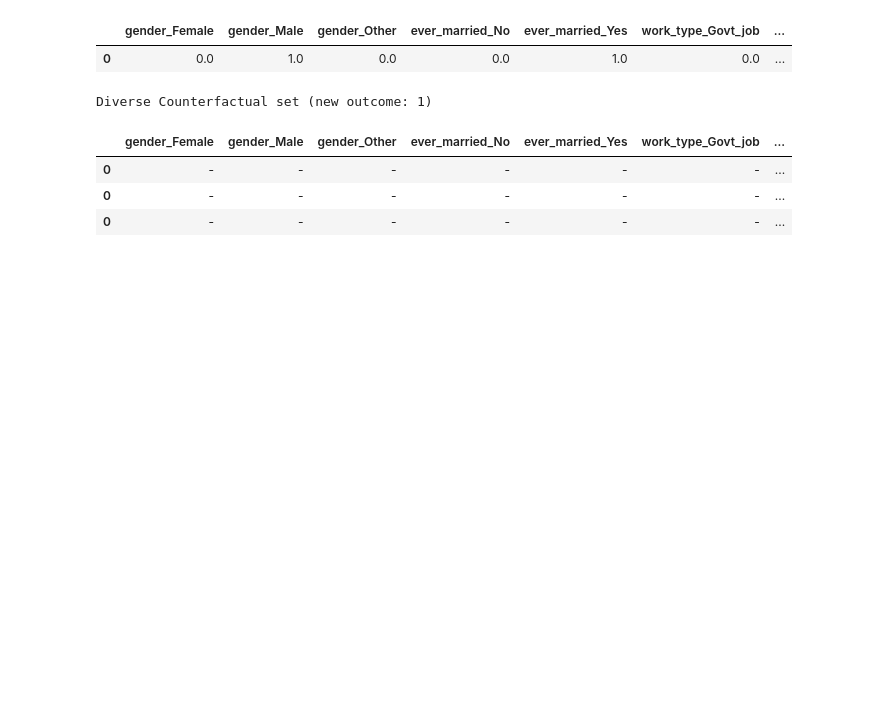
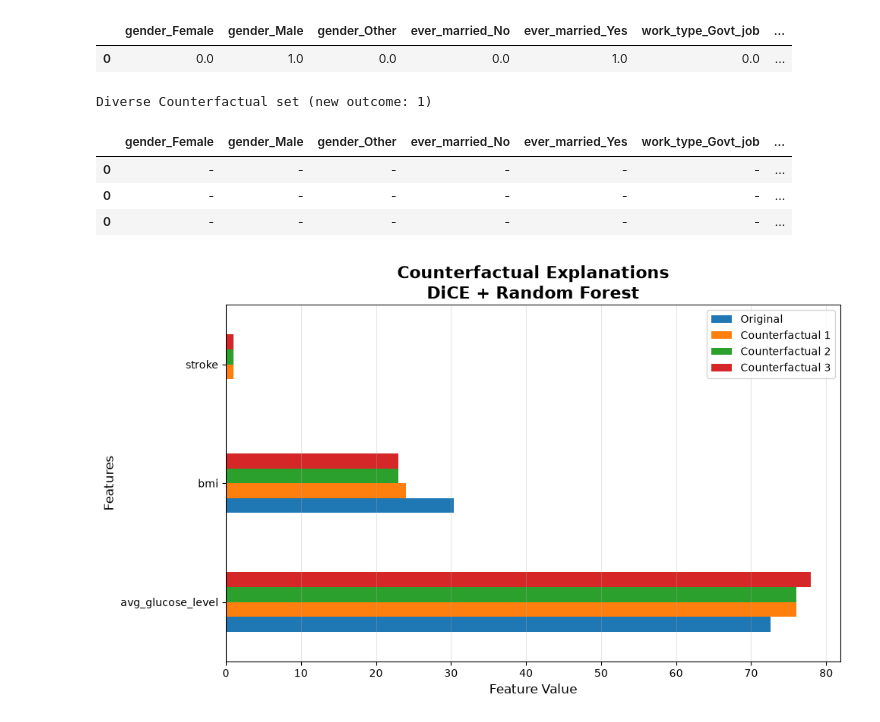
Before and after one commit to farhadmonavar/explainable-machine-learning, a Jupyter notebook: 04_counterfactuals.ipynb, the cells around one changed output. Saved outputs shown, nothing was run; the diff lists cells and outputs as text; code cells hidden in the pictures; blank space fills up the shorter version.

Commit message:
feat(xai): improve counterfactual explanation visualizations

```diff
--- a/04_counterfactuals.ipynb
+++ b/04_counterfactuals.ipynb
@@ -175,3 +175,81 @@ Diverse Counterfactual set (new outcome: 1)
 | 0 | - | - | - | - | - | - | ... |
 | 0 | - | - | - | - | - | - | ... |
 | 0 | - | - | - | - | - | - | ... |
+# %%
+# %% Professional Counterfactual Visualization
+
+import pandas as pd
+import matplotlib.pyplot as plt
+import numpy as np
+
+
+# Get counterfactual dataframe
+cf_df = cf.cf_examples_list[0].final_cfs_df
+
+# Original instance
+original = (
+    cf.cf_examples_list[0]
+    .test_instance_df
+    .iloc[0]
+)
+
+
+# Select only changed features
+changed_features = []
+
+for feature in cf_df.columns:
+    if not np.all(cf_df[feature] == original[feature]):
+        changed_features.append(feature)
+
+
+# Create visualization dataframe
+visualization_df = pd.DataFrame()
+
+visualization_df["Original"] = original[changed_features]
+
+for i in range(len(cf_df)):
+    visualization_df[f"Counterfactual {i+1}"] = (
+        cf_df.iloc[i][changed_features]
+    )
+
+
+# Plot
+fig, ax = plt.subplots(
+    figsize=(10, 6)
+)
+
+
+visualization_df.plot(
+    kind="barh",
+    ax=ax
+)
+
+
+ax.set_title(
+    "Counterfactual Explanations\nDiCE + Random Forest",
+    fontsize=16,
+    fontweight="bold"
+)
+
+ax.set_xlabel(
+    "Feature Value",
+    fontsize=12
+)
+
+ax.set_ylabel(
+    "Features",
+    fontsize=12
+)
+
+
+ax.grid(
+    axis="x",
+    alpha=0.3
+)
+
+
+plt.tight_layout()
+
+plt.show()
+# %% [output]
+[figure, added]
```
Also changed, not shown: parts of 1 cell of this notebook.
